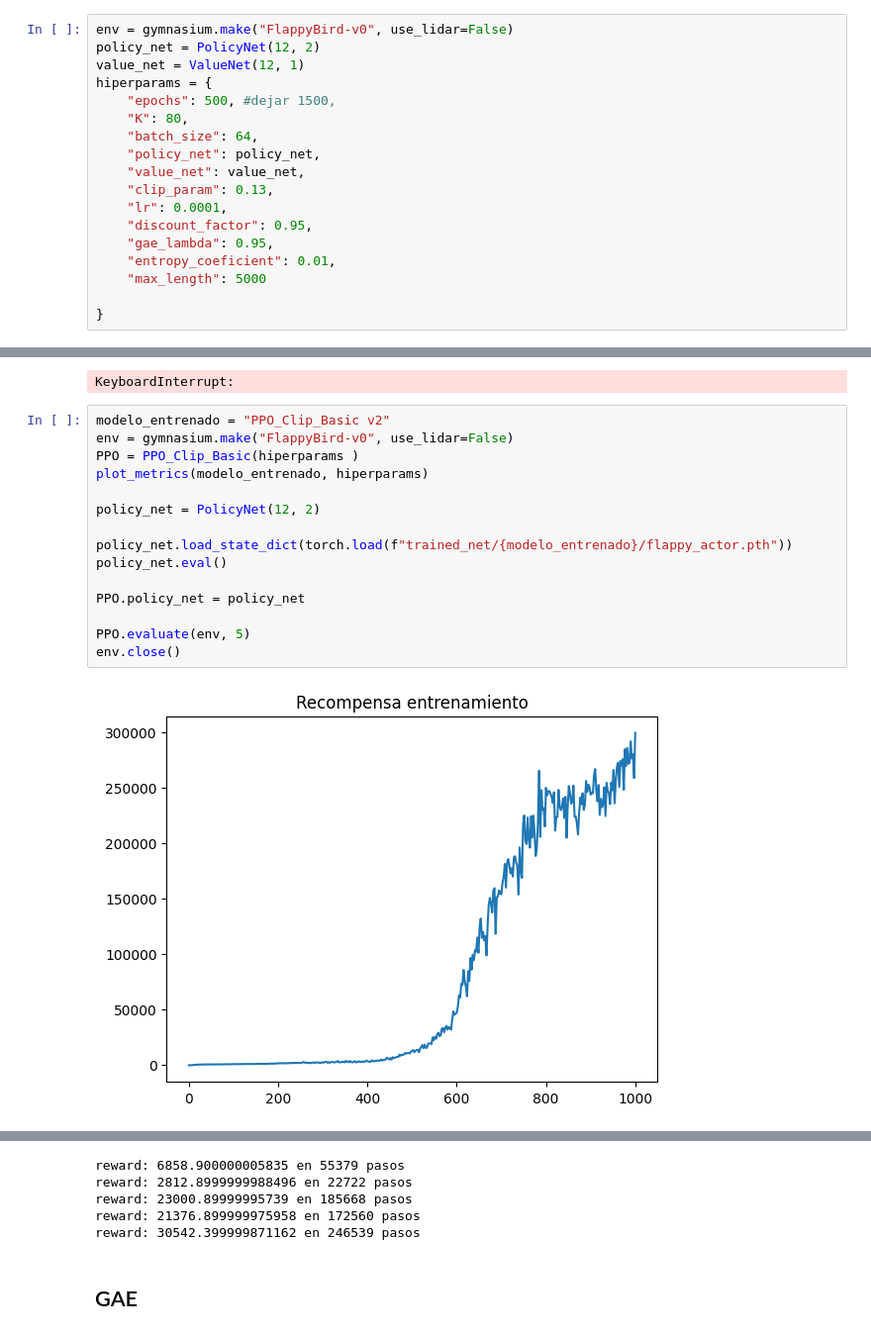
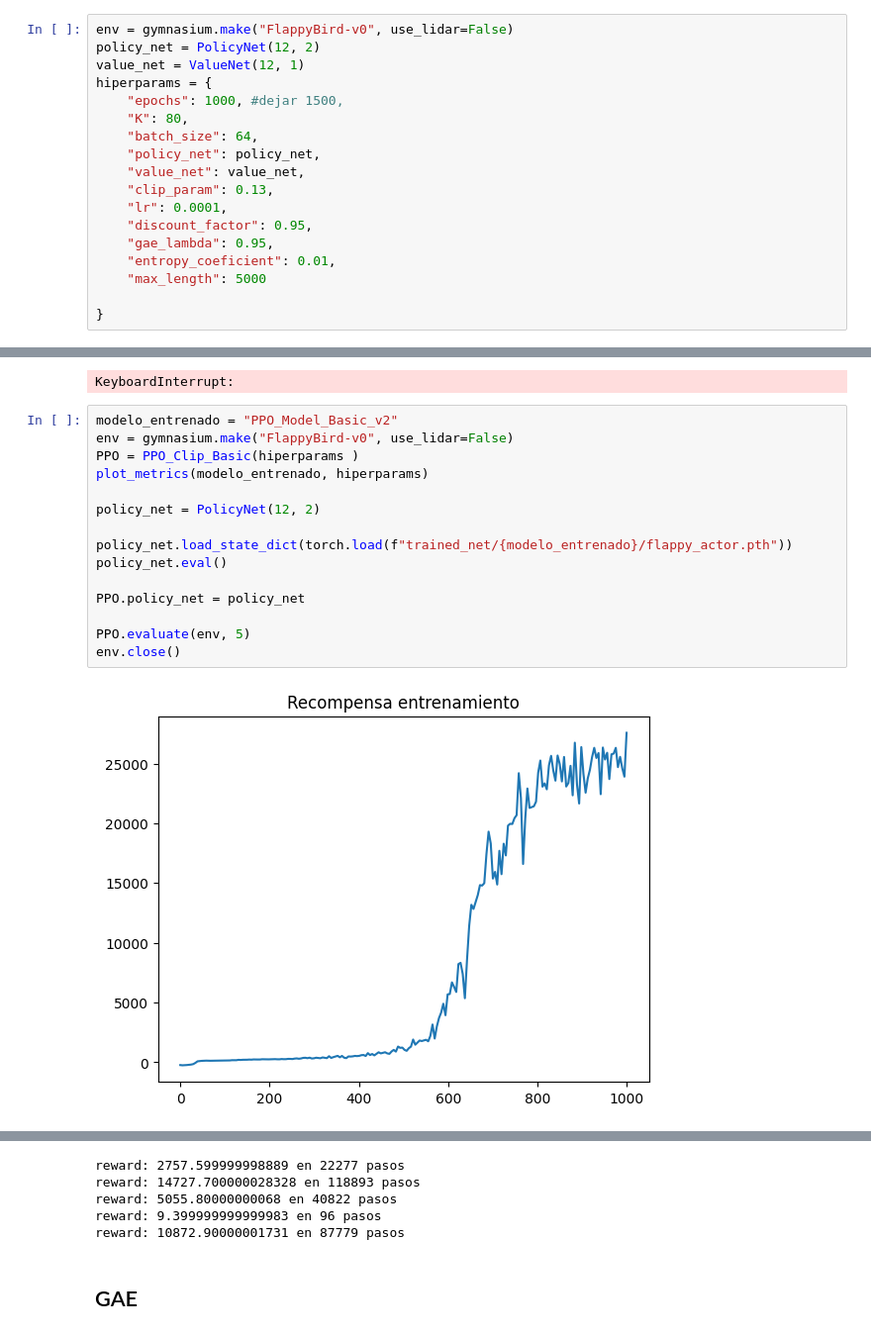
Before and after one commit to ArcaloJade/TPF-RL-LopezVilaclara-Costantini-Lewit, a Jupyter notebook: proyecto.ipynb, the cells around one changed output, grey strips where cells are left out. Shown at 99% size. Saved outputs shown, nothing was run; the diff lists cells and outputs as text.

```diff
--- a/proyecto.ipynb
+++ b/proyecto.ipynb
@@ -68,7 +68,7 @@ env = gymnasium.make("FlappyBird-v0", use_lidar=False)
 policy_net = PolicyNet(12, 2)
 value_net = ValueNet(12, 1)
 hiperparams = {
-    "epochs": 500, #dejar 1500,
+    "epochs": 1000, #dejar 1500,
     "K": 80,
     "batch_size": 64,
     "policy_net": policy_net,
@@ -109,19 +109,19 @@ Epoch 404/1000 -- reward: 295628.20
 Epoch 405/1000 -- reward: 293359.70
 KeyboardInterrupt:
 # %%
-modelo_entrenado = "PPO_Clip_Basic v2"
+modelo_entrenado = "PPO_Model_Basic_v2"
 env = gymnasium.make("FlappyBird-v0", use_lidar=False)
 PPO = PPO_Clip_Basic(hiperparams )
 plot_metrics(modelo_entrenado, hiperparams)
 
 policy_net = PolicyNet(12, 2)
 
 policy_net.load_state_dict(torch.load(f"trained_net/{modelo_entrenado}/flappy_actor.pth"))
 policy_net.eval()
 
 PPO.policy_net = policy_net
 
 PPO.evaluate(env, 5)
 env.close()
 # %% [output]
-[figure, old version]
+[figure, new version]
@@ -129,8 +129,8 @@ env.close()
-reward: 6858.900000005835 en 55379 pasos
-reward: 2812.8999999988496 en 22722 pasos
-reward: 23000.89999995739 en 185668 pasos
-reward: 21376.899999975958 en 172560 pasos
-reward: 30542.399999871162 en 246539 pasos
+reward: 2757.599999998889 en 22277 pasos
+reward: 14727.700000028328 en 118893 pasos
+reward: 5055.80000000068 en 40822 pasos
+reward: 9.399999999999983 en 96 pasos
+reward: 10872.90000001731 en 87779 pasos
 # %% [markdown]
 ## GAE
 # %%
```
Also changed, not shown: parts of 3 cells of this notebook, 1 other file.
